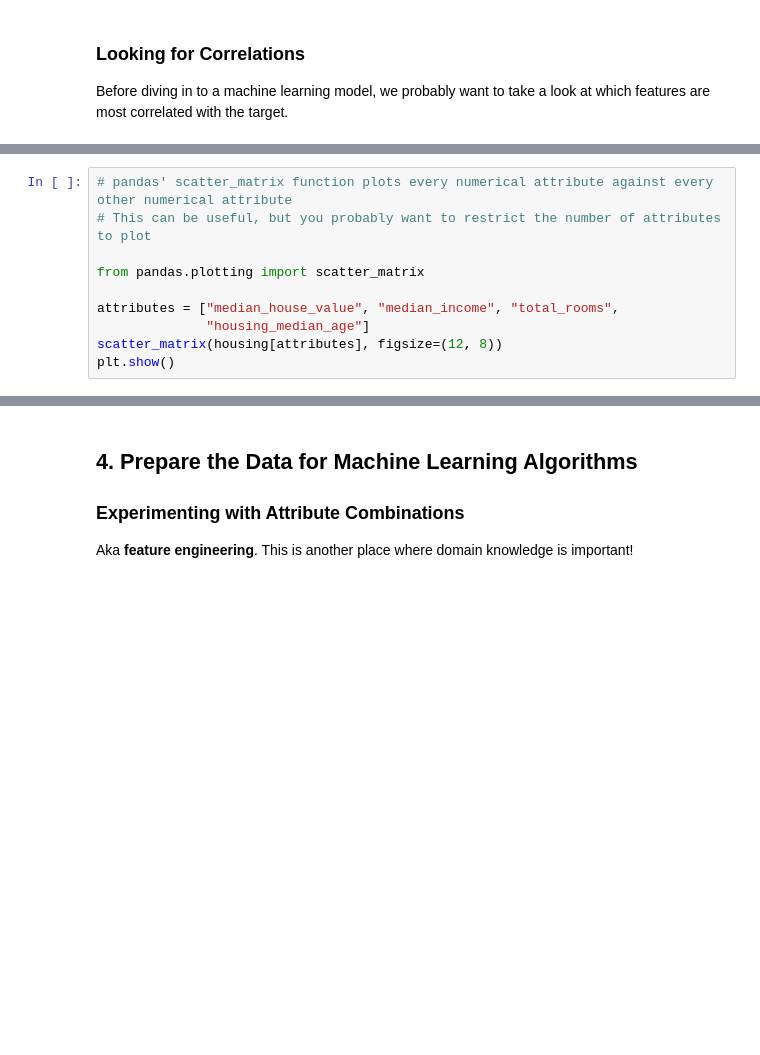
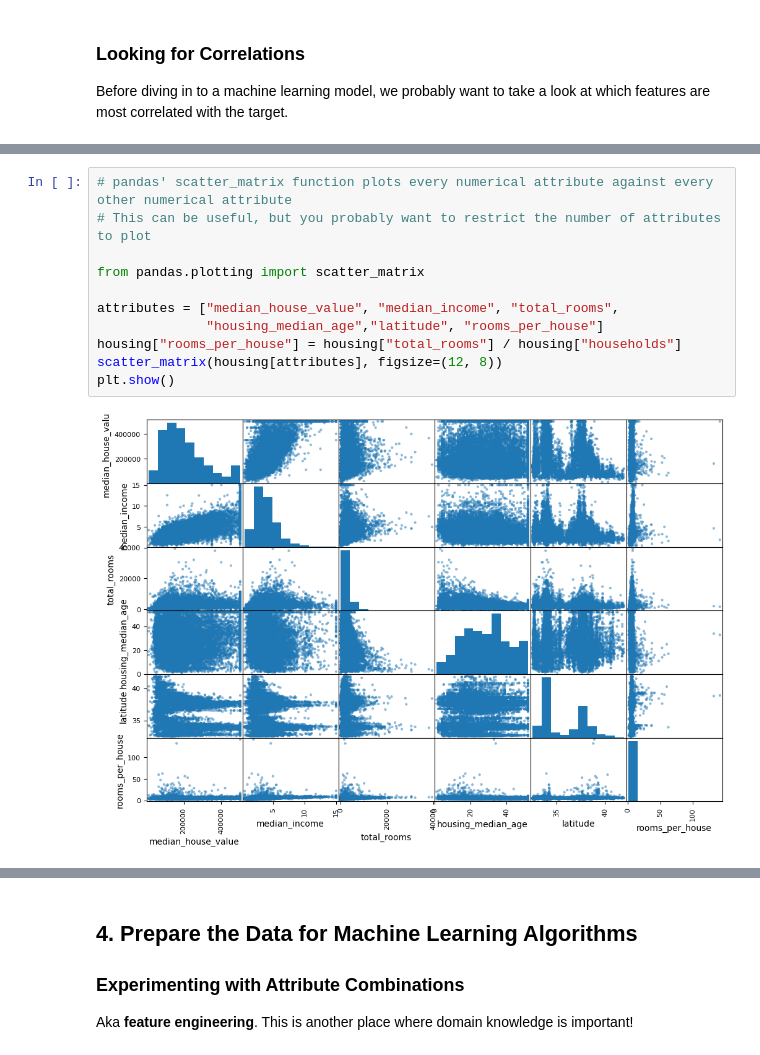
Before and after one commit to fyap898/w25, a Jupyter notebook: lectures/01-data/01_data_exploration.ipynb, the cells around one changed output, grey strips where cells are left out. Drawn from its saved outputs; the diff is of its cells as text; blank space fills up the shorter version.

```diff
--- a/lectures/01-data/01_data_exploration.ipynb
+++ b/lectures/01-data/01_data_exploration.ipynb
@@ -230,10 +267,13 @@ corr_matrix["median_house_value"].sort_values(ascending=False)
 # %%
 # pandas' scatter_matrix function plots every numerical attribute against every other numerical attribute
 # This can be useful, but you probably want to restrict the number of attributes to plot
 
 from pandas.plotting import scatter_matrix
 
 attributes = ["median_house_value", "median_income", "total_rooms",
-              "housing_median_age"]
+              "housing_median_age","latitude", "rooms_per_house"]
+housing["rooms_per_house"] = housing["total_rooms"] / housing["households"]
 scatter_matrix(housing[attributes], figsize=(12, 8))
 plt.show()
+# %% [output]
+[figure, added]
```
Also changed, not shown: parts of 19 cells of this notebook.
